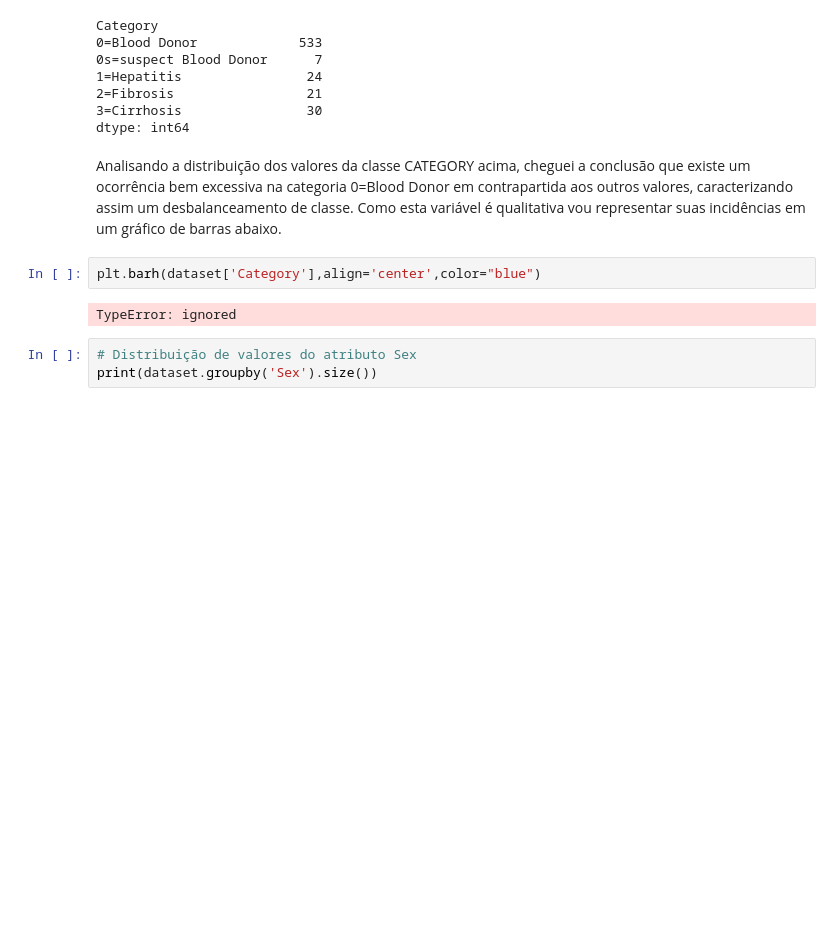
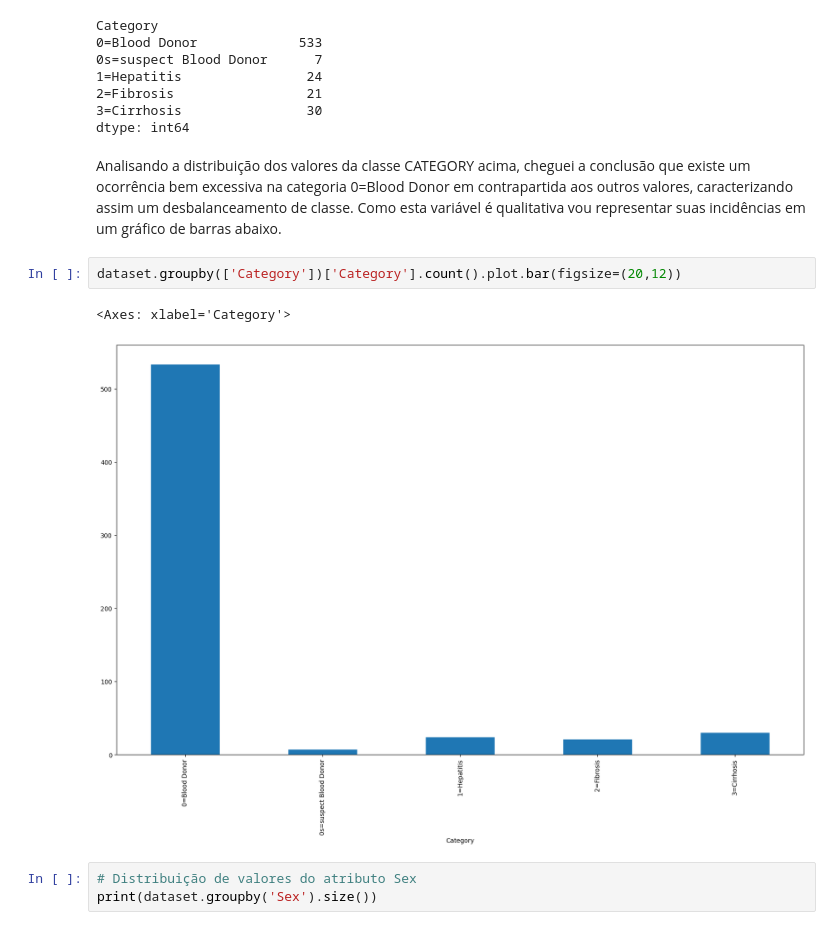
Before and after one commit to joserobertofox/datascience, a Jupyter notebook: MVP1.ipynb, the cells around one changed output. Drawn from its saved outputs; the diff is of its cells as text; blank space fills up the shorter version.

```diff
--- a/MVP1.ipynb
+++ b/MVP1.ipynb
@@ -201,10 +201,11 @@ Category
 dtype: int64
 # %% [markdown]
 Analisando a distribuição dos valores da classe CATEGORY acima, cheguei a conclusão que existe um ocorrência bem excessiva na categoria 0=Blood Donor em contrapartida aos outros valores, caracterizando assim um desbalanceamento de classe. Como esta variável é qualitativa vou representar suas incidências em um gráfico de barras abaixo.
-# %%
-plt.barh(dataset['Category'],align='center',color="blue")
-# %% [output]
-TypeError: ignored
+# %%
+dataset.groupby(['Category'])['Category'].count().plot.bar(figsize=(20,12))
+# %% [output]
+<Axes: xlabel='Category'>
+[figure, added]
 # %%
 # Distribuição de valores do atributo Sex
 print(dataset.groupby('Sex').size())
```
Also changed, not shown: parts of 10 cells of this notebook.
